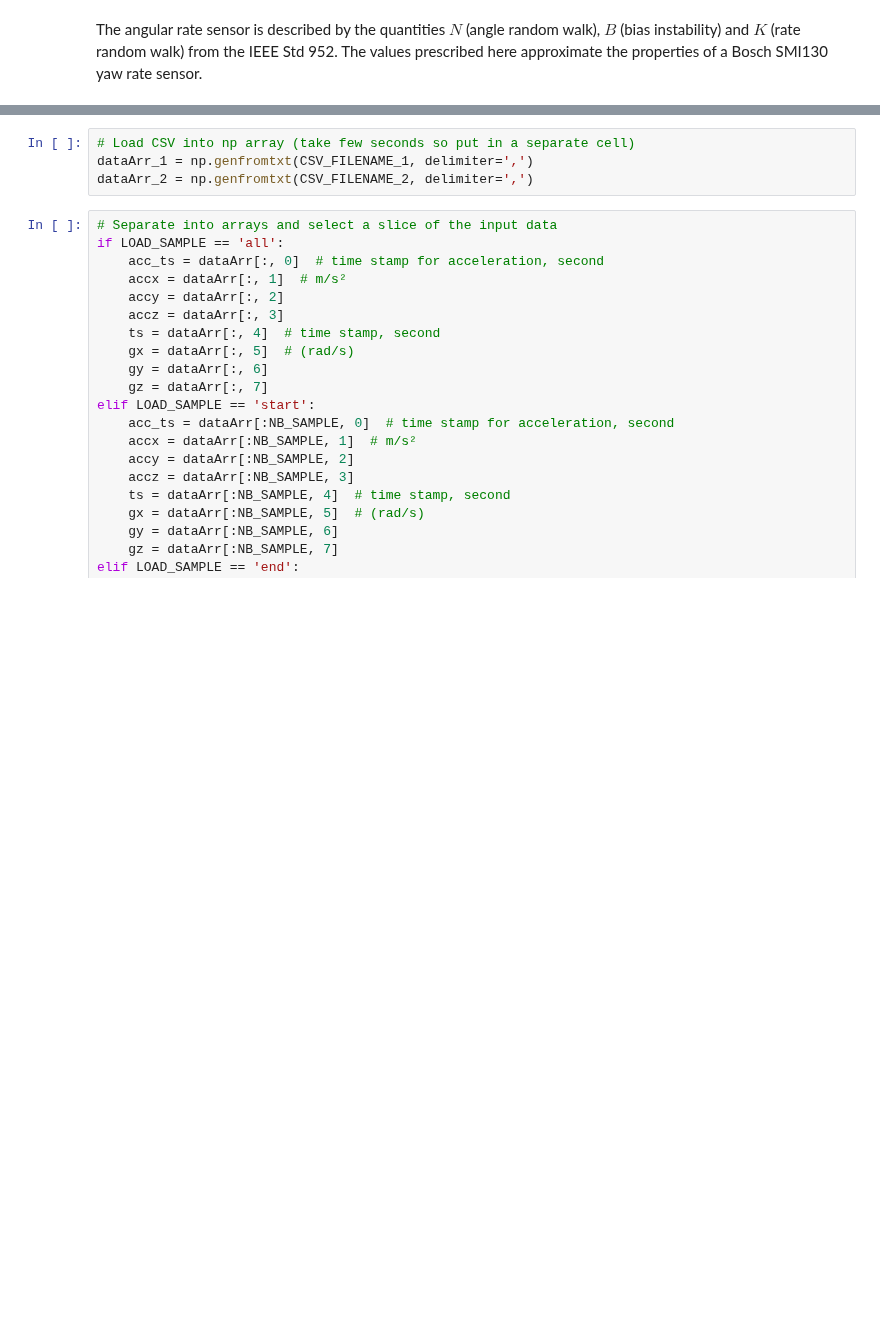
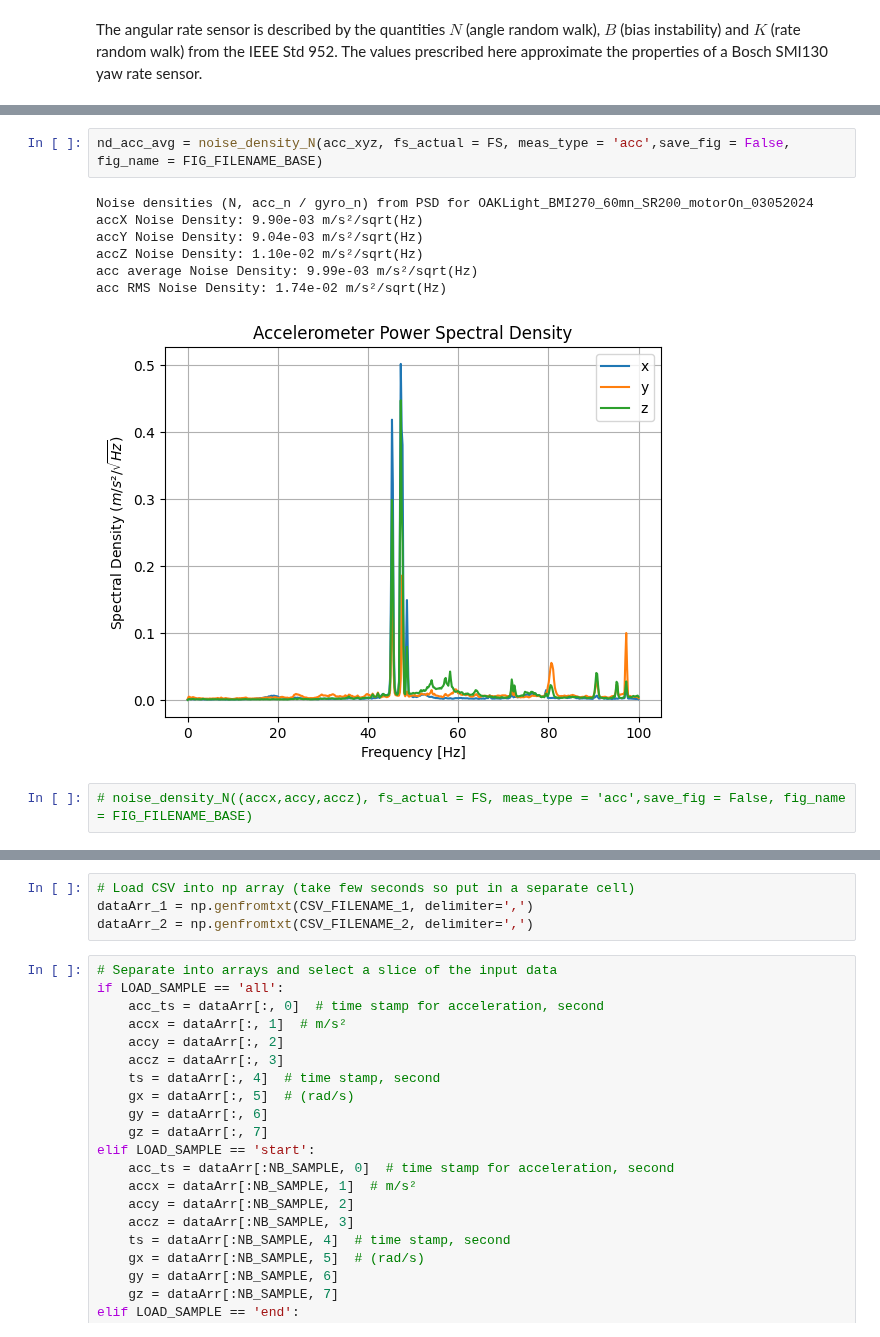
Before and after one commit to diplodocuslongus/depthai2know, a Jupyter notebook: IMU/compare_imu_noises.ipynb, the cells around one changed output, grey strips where cells are left out. Drawn from its saved outputs; the diff is of its cells as text; blank space fills up the shorter version.

```diff
--- a/IMU/compare_imu_noises.ipynb
+++ b/IMU/compare_imu_noises.ipynb
@@ -146,0 +510,12 @@ def fitfunc(x, a, b):
+# %%
+nd_acc_avg = noise_density_N(acc_xyz, fs_actual = FS, meas_type = 'acc',save_fig = False, fig_name = FIG_FILENAME_BASE)
+# %% [output]
+Noise densities (N, acc_n / gyro_n) from PSD for OAKLight_BMI270_60mn_SR200_motorOn_03052024
+accX Noise Density: 9.90e-03 m/s²/sqrt(Hz)
+accY Noise Density: 9.04e-03 m/s²/sqrt(Hz)
+accZ Noise Density: 1.10e-02 m/s²/sqrt(Hz)
+acc average Noise Density: 9.99e-03 m/s²/sqrt(Hz)
+acc RMS Noise Density: 1.74e-02 m/s²/sqrt(Hz)
+[figure, added]
+# %%
+# noise_density_N((accx,accy,accz), fs_actual = FS, meas_type = 'acc',save_fig = False, fig_name = FIG_FILENAME_BASE)
```
Also changed, not shown: parts of 45 cells of this notebook, 5 other files.
